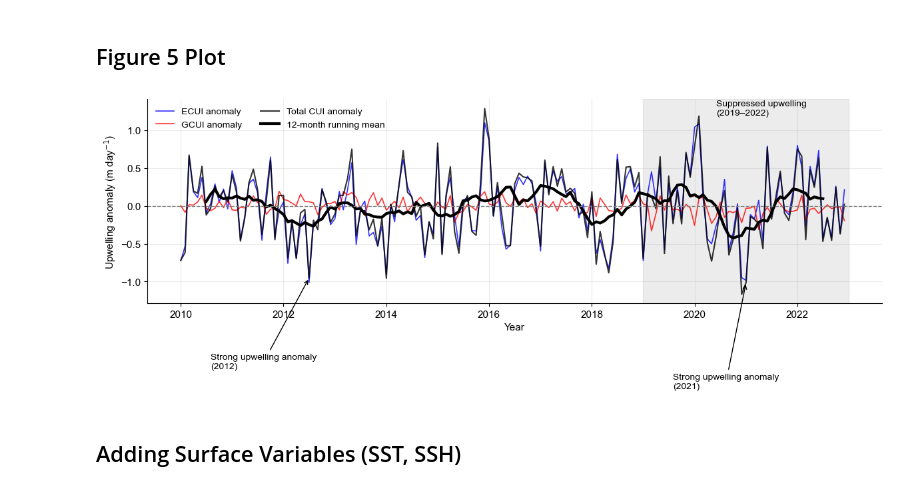
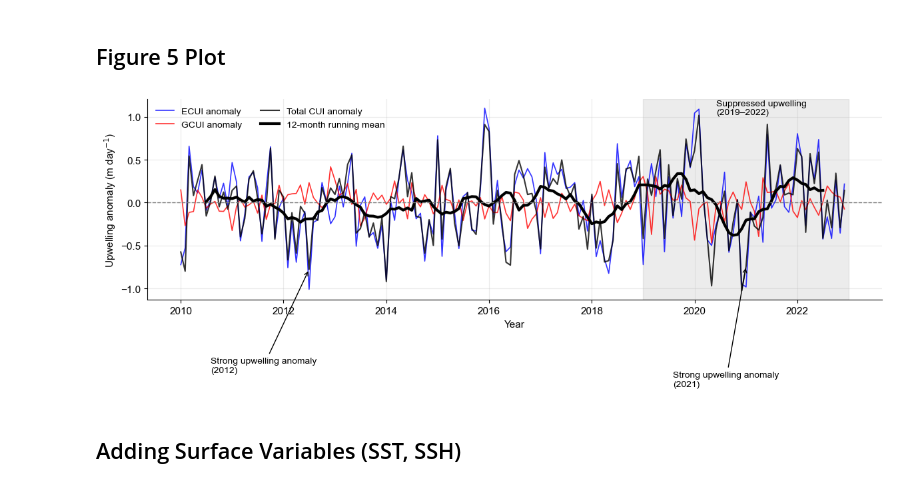
Before and after one commit to Annor-Gyimah/Coastal-Upwelling, a Jupyter notebook: notebooks/REFINED_EKMAN_CORRECTED.ipynb, the cells around one changed output. Cells and saved outputs as stored; diff of their text form; code cells hidden in the pictures.

```diff
--- a/notebooks/REFINED_EKMAN_CORRECTED.ipynb
+++ b/notebooks/REFINED_EKMAN_CORRECTED.ipynb
@@ -1107,8 +2004,8 @@ def plot_upwelling_timeseries(ds_master, fontsize=11):
     # ============================================================
 
     ecui = keta_box["ECUI"] * 86400
-    gcui = keta_box["GCUI"] * 86400
-    total = (keta_box["ECUI"] + keta_box["GCUI"]) * 86400
+    gcui = keta_box["GCUI_v3"] * 86400
+    total = (keta_box["ECUI"] + keta_box["GCUI_v3"]) * 86400
 
 
     # ============================================================
@@ -1321,34 +2218,34 @@ def plot_upwelling_timeseries(ds_master, fontsize=11):
     # Remove top/right spines
     ax.spines["top"].set_visible(False)
     ax.spines["right"].set_visible(False)
 
 
     plt.tight_layout()
 
 
     # ============================================================
     # 10. Save at publication resolution
     # ============================================================
 
     plt.savefig(
         "Figures/Figure_5_Keta_CUI_Anomalies_2010_2022.jpg",
         dpi=300,
         bbox_inches="tight",
         pad_inches=0.05
     )
 
 
     plt.show()
 
 
 
 # Run
 plot_upwelling_timeseries(
     ds_final,
     fontsize=11
 )
 # %% [output]
-[figure, old version]
+[figure, new version]
 # %% [markdown]
 ## Adding Surface Variables (SST, SSH)
 # %%
```
Also changed, not shown: parts of 34 cells of this notebook, 9 other files.
